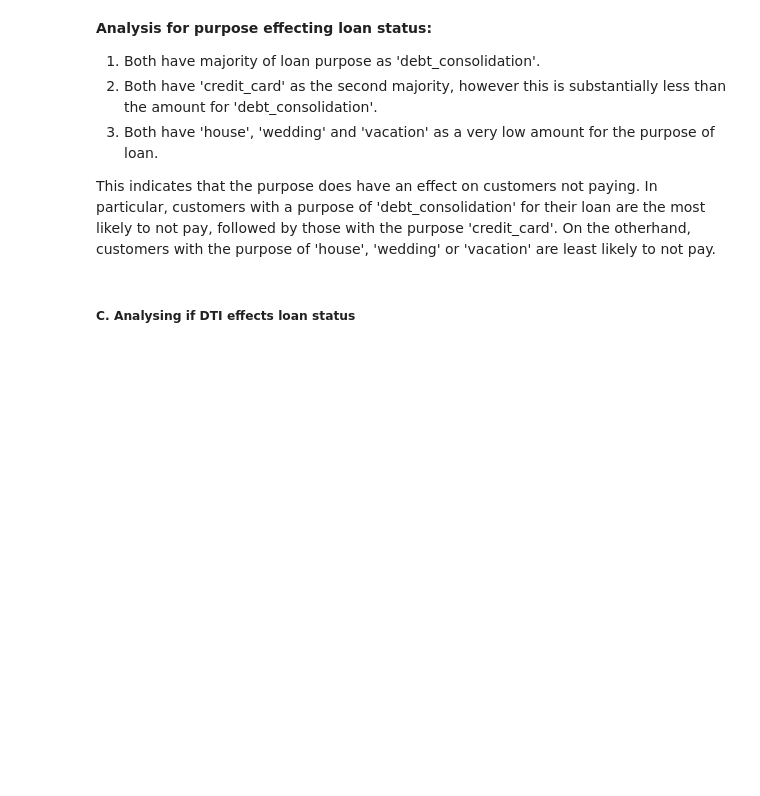
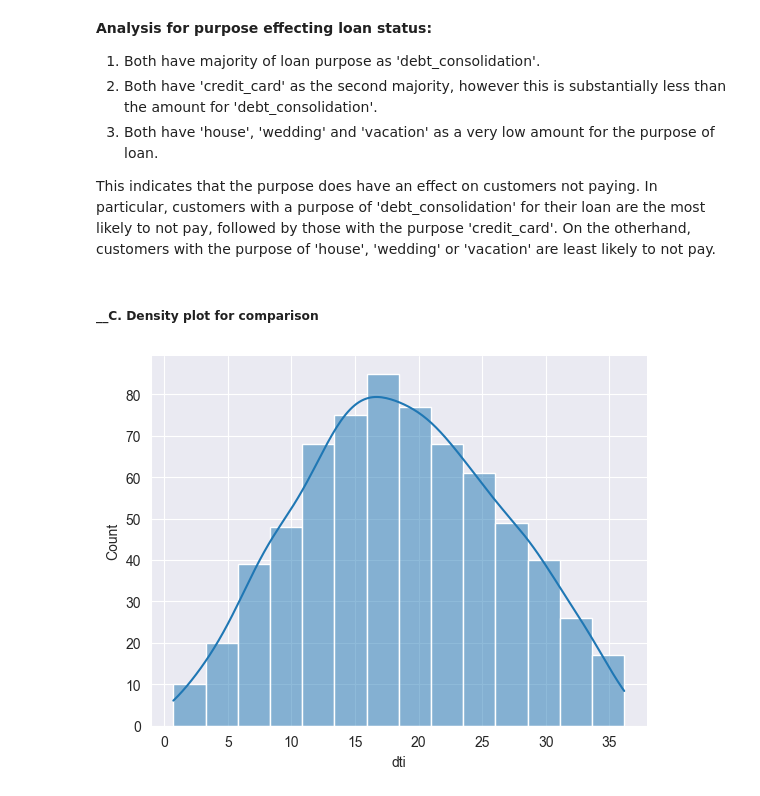
Before and after one commit to Shreeya-R/exploratory-data-analysis---customer-loans-in-finance, a Jupyter notebook: analysis_visualisation.ipynb, the cells around one changed output. Cells and saved outputs as stored; diff of their text form; code cells hidden in the pictures; blank space fills up the shorter version.

Commit message:
Completed analysis of the EDA project

```diff
--- a/analysis_visualisation.ipynb
+++ b/analysis_visualisation.ipynb
@@ -469,5 +469,10 @@ __Analysis for purpose effecting loan status:__
 2) Both have 'house', 'wedding' and 'vacation' as a very low amount for the purpose of loan.
 
 This indicates that the purpose does have an effect on customers not paying. In particular, customers with a purpose of 'debt_consolidation' for their loan are the most likely to not pay, followed by those with the purpose 'credit_card'. On the otherhand, customers with the purpose of 'house', 'wedding' or 'vacation' are least likely to not pay.
-# %% [markdown]
-##### __C. Analysing if DTI effects loan status__
+# %% [markdown]
+##### __C. Density plot for comparison
+# %%
+sns.histplot(data=late, x='dti', kde=True)
+sns.despine()
+# %% [output]
+[figure, added]
```
Also changed, not shown: parts of 3 cells of this notebook.
